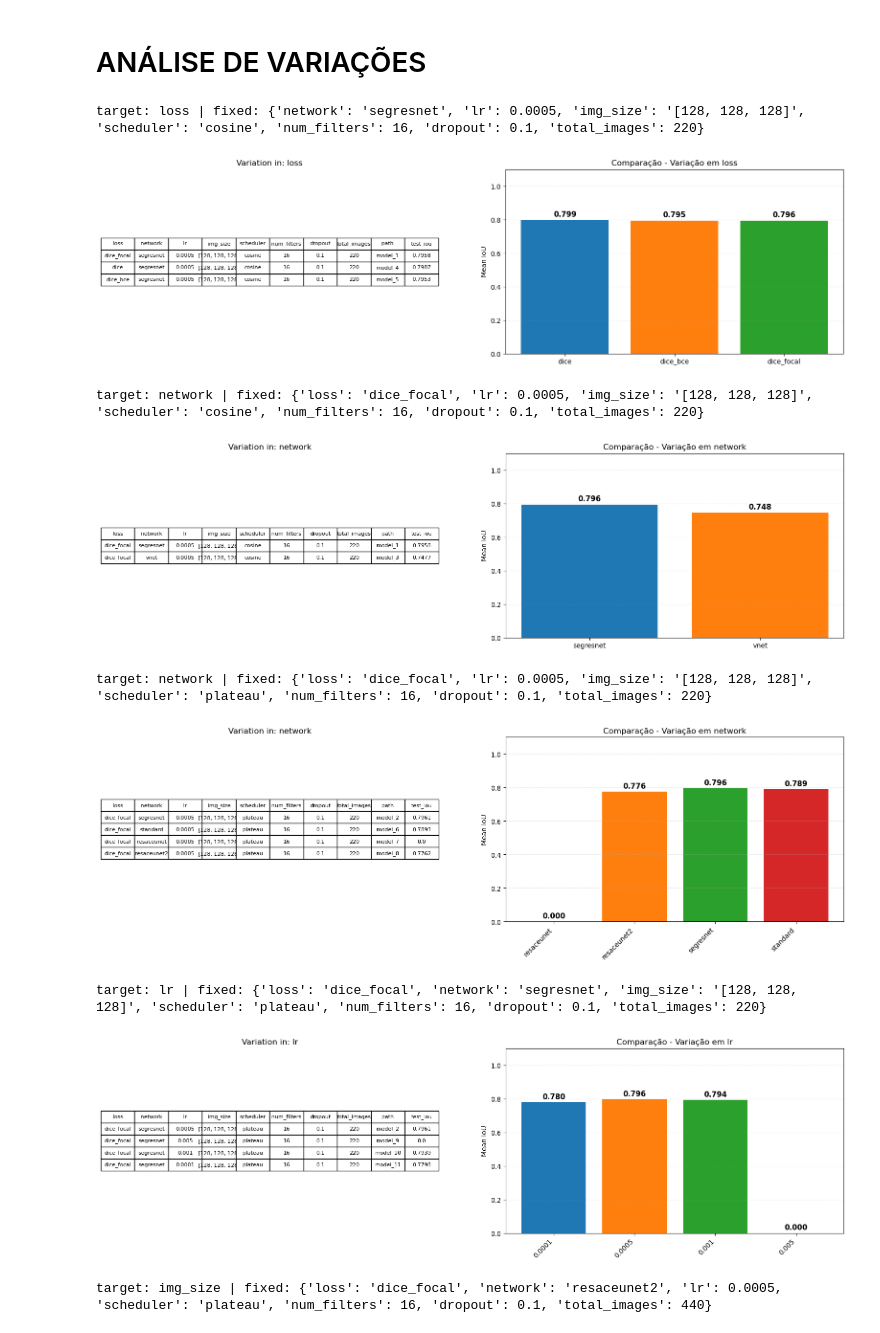
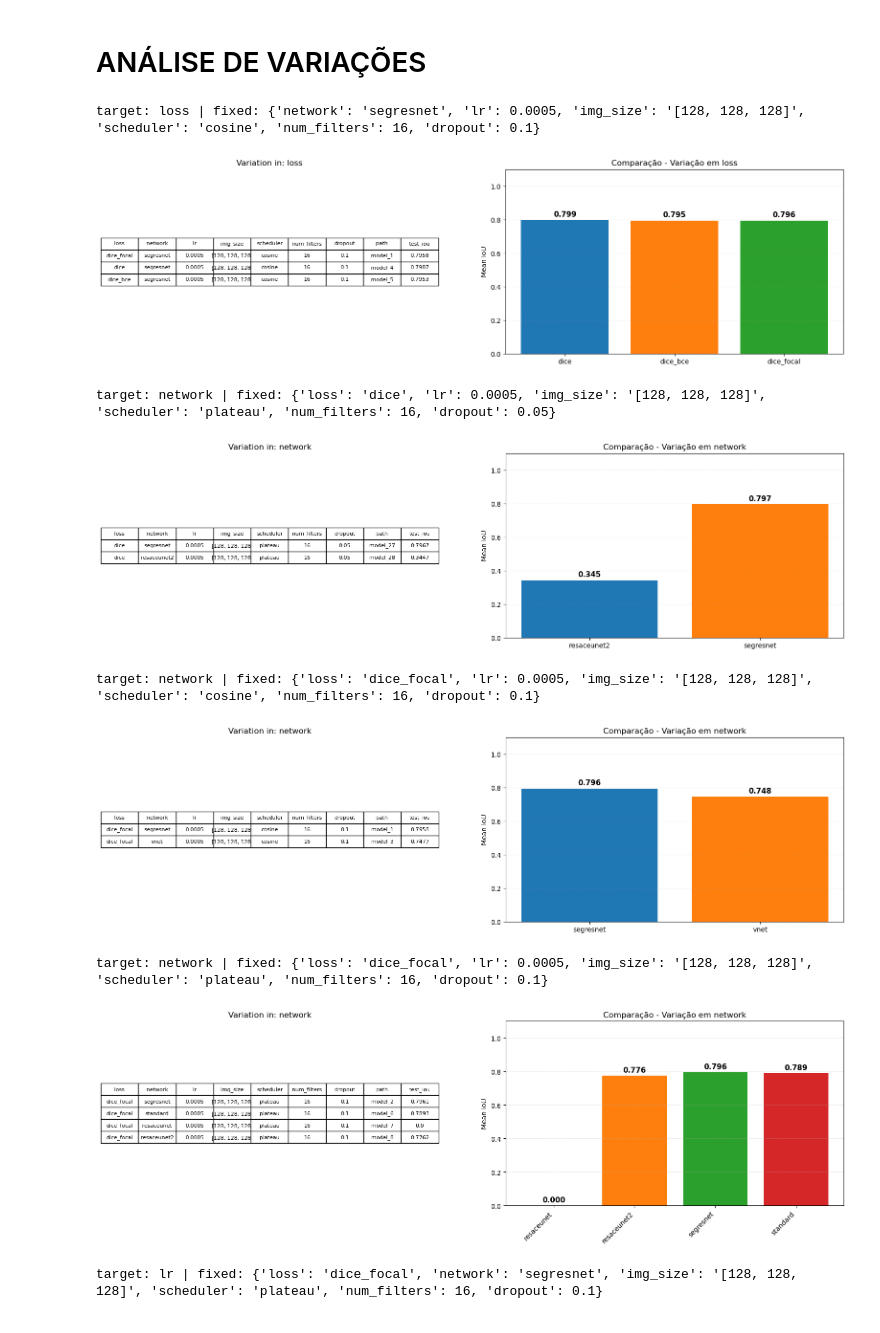
Before and after one commit to KlaussMarchi/Falhas, a Jupyter notebook: Model/PostProc.ipynb, the cells around one changed output. Cells and saved outputs as stored; diff of their text form; code cells hidden in the pictures.

```diff
--- a/Model/PostProc.ipynb
+++ b/Model/PostProc.ipynb
@@ -101,40 +101,40 @@ class VariationAnalysis:
             grouped    = self.df.groupby(fixed_cols) if fixed_cols else [(None, self.df)]
 
             for _, group in grouped:
                 if group[var].nunique() <= 1:
                     continue
 
                 fixed_dict = group.iloc[0][fixed_cols].to_dict() if fixed_cols else {}
                 print(f"target: {var} | fixed: {fixed_dict}")
 
                 ref      = [self.id] if self.id else []
                 df_table = group[self.variations + ref + [self.metric]].copy()
                 df_table[self.metric] = df_table[self.metric].round(4)
 
                 plt.figure(figsize=(20, 5))
                 plt.subplot(1, 2, 1)
                 table = plt.table(cellText=df_table.astype(str).values, colLabels=df_table.columns, loc='center', cellLoc='center')
                 table.auto_set_font_size(False)
                 table.set_fontsize(8); table.scale(1, 1.5)
                 plt.title(f'Variation in: {var}')
                 plt.axis('off')
 
                 plt.subplot(1, 2, 2)
                 Plotter(self.getSorted(group, var), title=f'Comparação - Variação em {var}')
                 plt.ylabel('Mean IoU')
                 plt.show()
 
 
-variations = ['loss', 'network', 'lr', 'img_size', 'tile_size', 'n_aug', 'scheduler', 'num_filters', 'dropout', 'radius', 'total_images']
+variations = ['loss', 'network', 'lr', 'img_size', 'tile_size', 'n_aug', 'scheduler', 'num_filters', 'dropout', 'radius'] # 'total_images']
 analysis   = VariationAnalysis(df, variations, id='path', metric='test_iou')
 analysis.plot()
 # %% [output]
-target: loss | fixed: {'network': 'segresnet', 'lr': 0.0005, 'img_size': '[128, 128, 128]', 'scheduler': 'cosine', 'num_filters': 16, 'dropout': 0.1, 'total_images': 220}
+target: loss | fixed: {'network': 'segresnet', 'lr': 0.0005, 'img_size': '[128, 128, 128]', 'scheduler': 'cosine', 'num_filters': 16, 'dropout': 0.1}
-[figure, old version]
+[figure, new version]
-target: network | fixed: {'loss': 'dice_focal', 'lr': 0.0005, 'img_size': '[128, 128, 128]', 'scheduler': 'cosine', 'num_filters': 16, 'dropout': 0.1, 'total_images': 220}
+target: network | fixed: {'loss': 'dice', 'lr': 0.0005, 'img_size': '[128, 128, 128]', 'scheduler': 'plateau', 'num_filters': 16, 'dropout': 0.05}
-[figure, old version]
+[figure, new version]
-target: network | fixed: {'loss': 'dice_focal', 'lr': 0.0005, 'img_size': '[128, 128, 128]', 'scheduler': 'plateau', 'num_filters': 16, 'dropout': 0.1, 'total_images': 220}
+target: network | fixed: {'loss': 'dice_focal', 'lr': 0.0005, 'img_size': '[128, 128, 128]', 'scheduler': 'cosine', 'num_filters': 16, 'dropout': 0.1}
-[figure, old version]
+[figure, new version]
-target: lr | fixed: {'loss': 'dice_focal', 'network': 'segresnet', 'img_size': '[128, 128, 128]', 'scheduler': 'plateau', 'num_filters': 16, 'dropout': 0.1, 'total_images': 220}
+target: network | fixed: {'loss': 'dice_focal', 'lr': 0.0005, 'img_size': '[128, 128, 128]', 'scheduler': 'plateau', 'num_filters': 16, 'dropout': 0.1}
-[figure, old version]
+[figure, new version]
-target: img_size | fixed: {'loss': 'dice_focal', 'network': 'resaceunet2', 'lr': 0.0005, 'scheduler': 'plateau', 'num_filters': 16, 'dropout': 0.1, 'total_images': 440}
+target: lr | fixed: {'loss': 'dice_focal', 'network': 'segresnet', 'img_size': '[128, 128, 128]', 'scheduler': 'plateau', 'num_filters': 16, 'dropout': 0.1}
```
Also changed, not shown: parts of 2 cells of this notebook, 9 other files.
